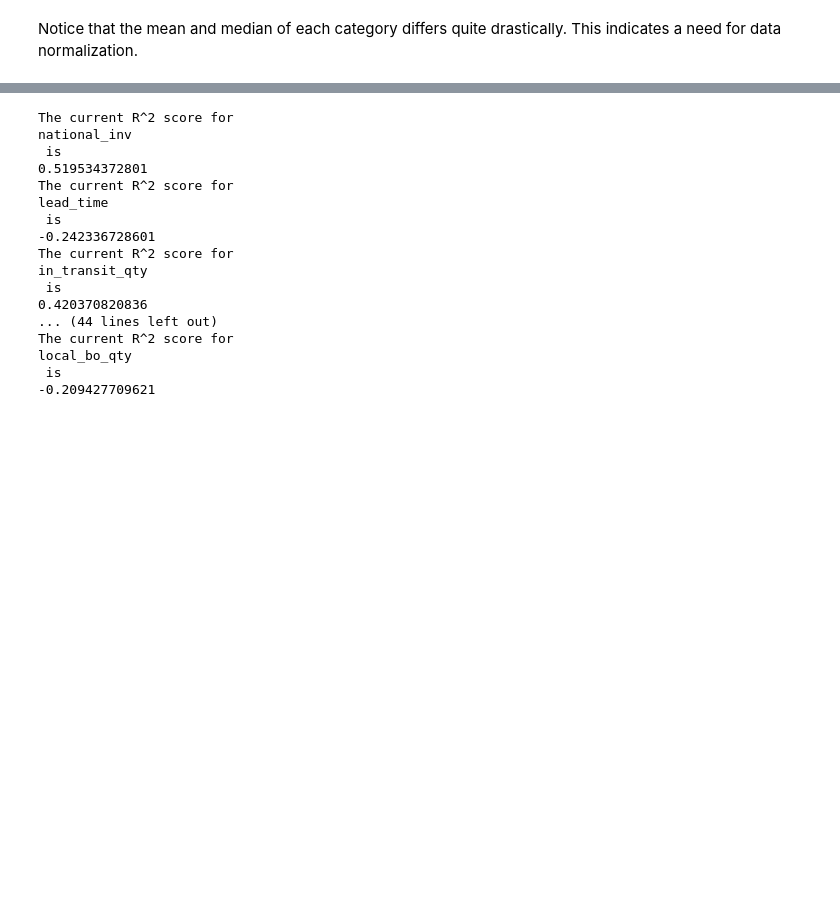
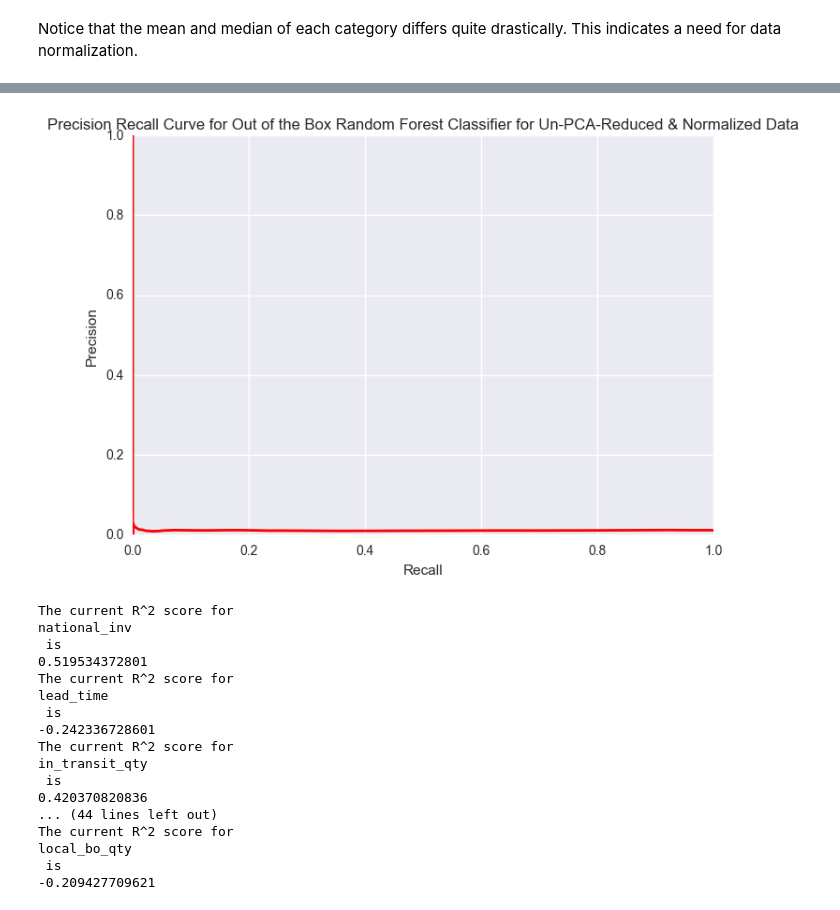
Before and after one commit to JamesKhoaNguyen/predicting_backorders, a Jupyter notebook: product_backorders.ipynb, the cells around one changed output, grey strips where cells are left out. Cells and saved outputs as stored; diff of their text form; code cells hidden in the pictures; blank space fills up the shorter version.

```diff
--- a/product_backorders.ipynb
+++ b/product_backorders.ipynb
@@ -235,3 +220,15 @@ dtype: bool
+# %%
+#calculating the precision recall curve
+from sklearn.metrics import precision_recall_curve
+precision, recall, threshold = precision_recall_curve(y_dataset_test, y_dataset_test_predictions[:,1])
+plt.plot(recall, precision, color = 'red', lw = 2)
+plt.xlabel("Recall")
+plt.ylabel("Precision")
+plt.title("Precision Recall Curve for Out of the Box Random Forest Classifier for Un-PCA-Reduced & Normalized Data")
+plt.show()
+#from what I can tell the out of the box classifier looks like shit
+# %% [output]
+[figure, added]
 # %%
 from sklearn import cross_validation as cv
 from sklearn import tree
```
Also changed, not shown: parts of 13 cells of this notebook.
